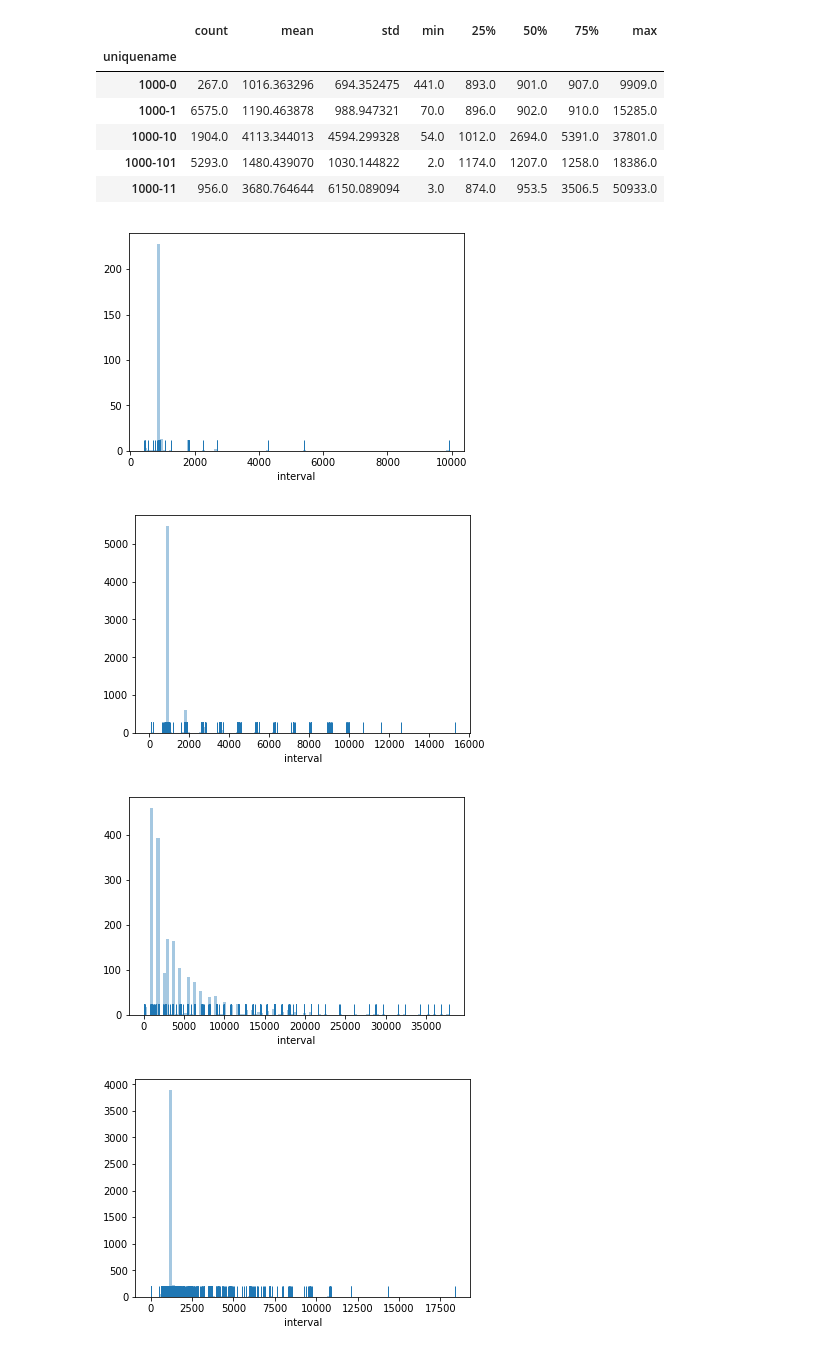
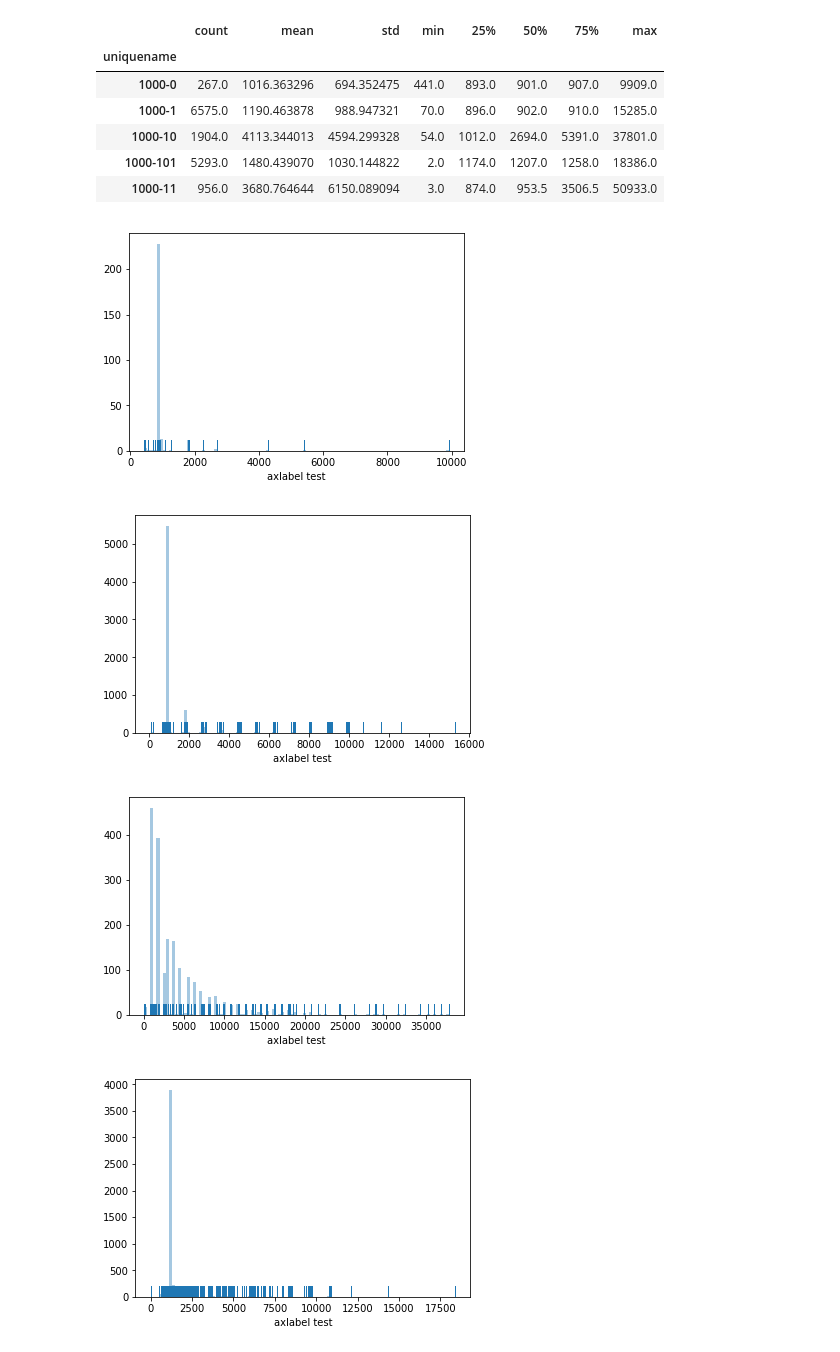
Before and after one commit to davecampbell/data-feeds-analysis, a Jupyter notebook: display_histograms.ipynb, the cells around one changed output. Cells and saved outputs as stored; diff of their text form; code cells hidden in the pictures.

```diff
--- a/display_histograms.ipynb
+++ b/display_histograms.ipynb
@@ -36,9 +30,9 @@ gps.describe()
 # %%
 for (name, vals) in gps:
     plt.figure()
-    sns.distplot(vals, bins=100, rug=True, kde=False)
+    sns.distplot(vals, bins=100, rug=True, kde=False, label="test", axlabel="axlabel test")
 # %% [output]
-[figure, old version]
+[figure, new version]
-[figure, old version]
+[figure, new version]
-[figure, old version]
+[figure, new version]
-[figure, old version]
+[figure, new version]
```
Also changed, not shown: parts of 4 cells of this notebook.
